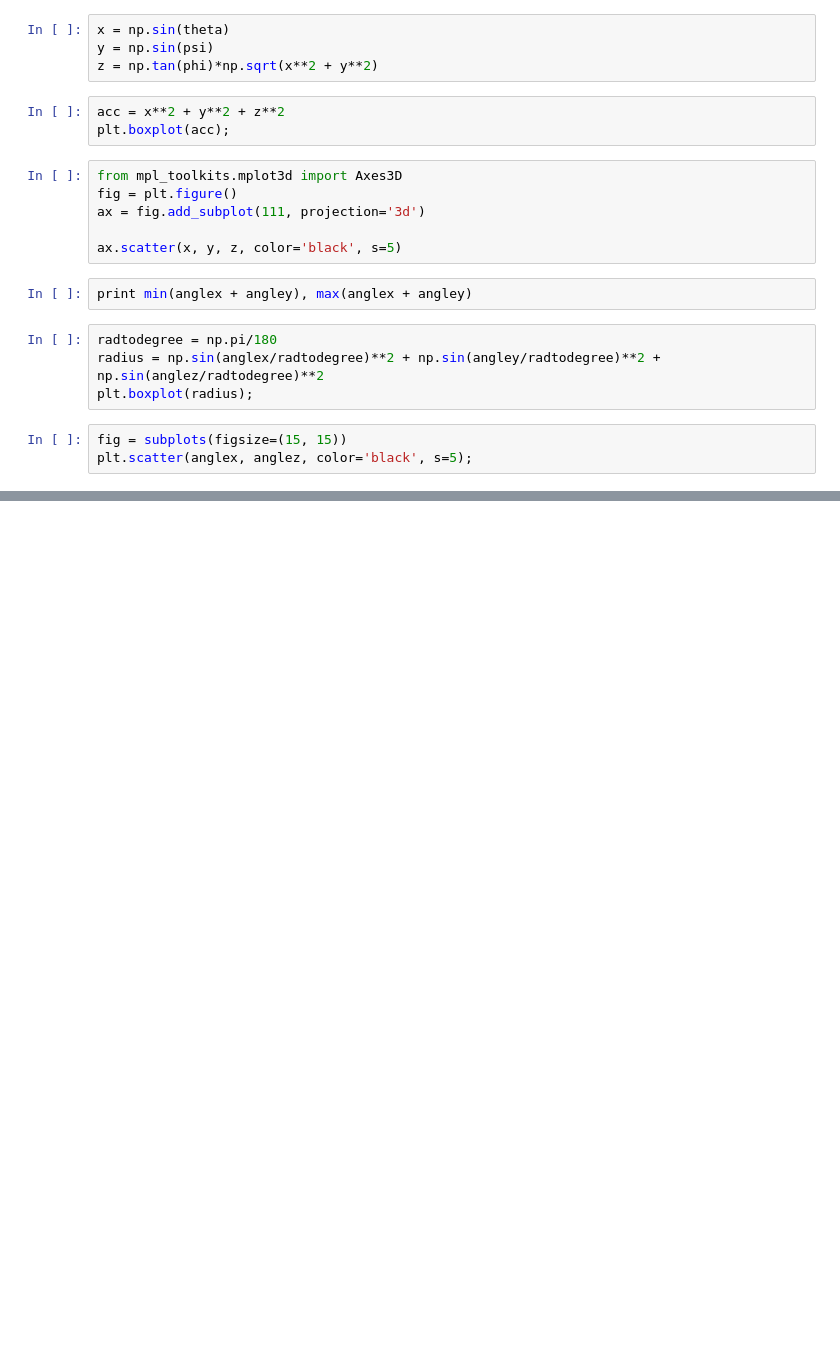
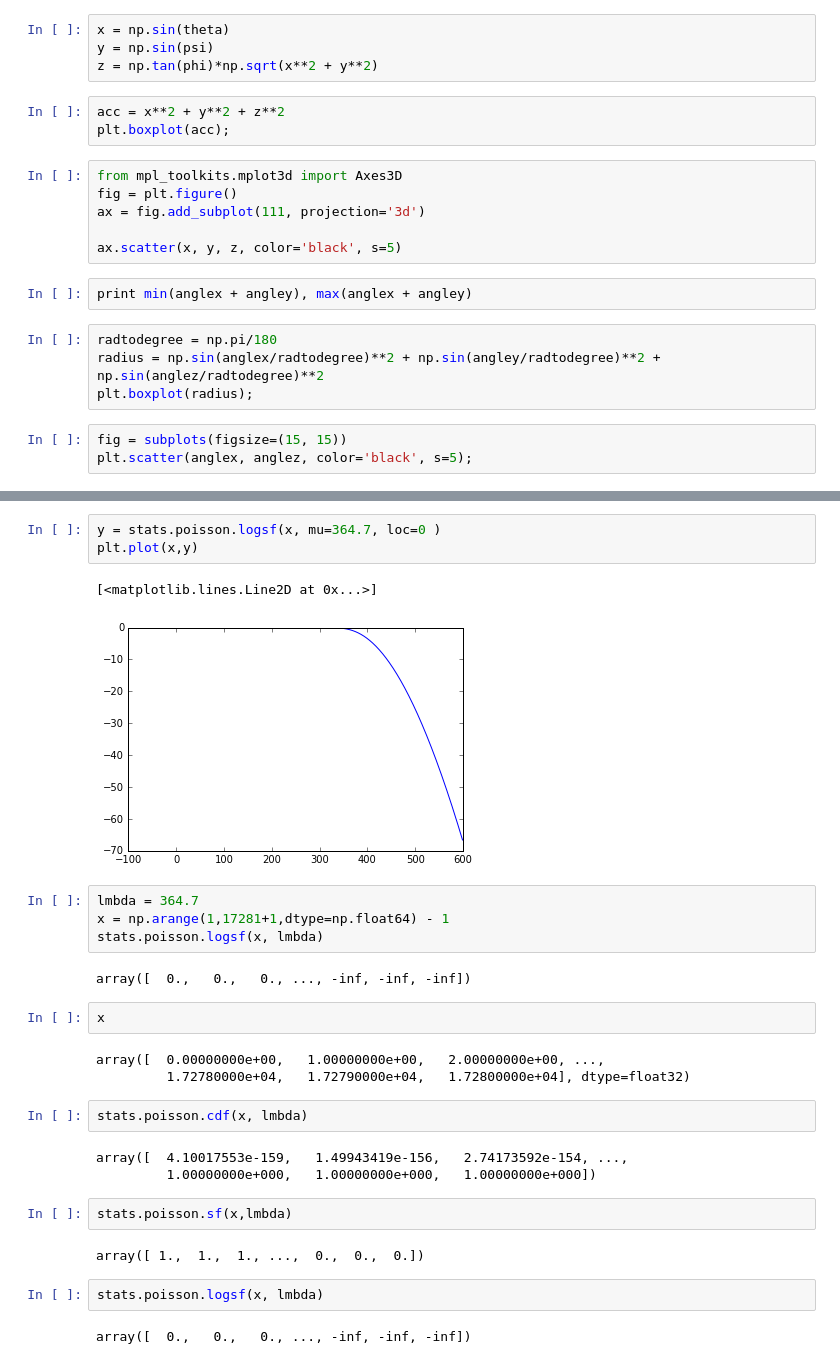
Before and after one commit to wadpac/hsmm4acc, a Jupyter notebook: notebooks/ExploreData5sec.ipynb, the cells around one changed output, grey strips where cells are left out. Cells and saved outputs as stored; diff of their text form; blank space fills up the shorter version.

```diff
--- a/notebooks/ExploreData5sec.ipynb
+++ b/notebooks/ExploreData5sec.ipynb
@@ -243,0 +253,30 @@ plt.scatter(anglex, anglez, color='black', s=5);
+# %%
+y = stats.poisson.logsf(x, mu=364.7, loc=0 )
+plt.plot(x,y)
+# %% [output]
+[<matplotlib.lines.Line2D at 0x...>]
+[figure, added]
+# %%
+lmbda = 364.7
+x = np.arange(1,17281+1,dtype=np.float64) - 1
+stats.poisson.logsf(x, lmbda)
+# %% [output]
+array([  0.,   0.,   0., ..., -inf, -inf, -inf])
+# %%
+x
+# %% [output]
+array([  0.00000000e+00,   1.00000000e+00,   2.00000000e+00, ...,
+         1.72780000e+04,   1.72790000e+04,   1.72800000e+04], dtype=float32)
+# %%
+stats.poisson.cdf(x, lmbda)
+# %% [output]
+array([  4.10017553e-159,   1.49943419e-156,   2.74173592e-154, ...,
+         1.00000000e+000,   1.00000000e+000,   1.00000000e+000])
+# %%
+stats.poisson.sf(x,lmbda)
+# %% [output]
+array([ 1.,  1.,  1., ...,  0.,  0.,  0.])
+# %%
+stats.poisson.logsf(x, lmbda)
+# %% [output]
+array([  0.,   0.,   0., ..., -inf, -inf, -inf])
```
Also changed, not shown: parts of 6 cells of this notebook, 6 other files.
